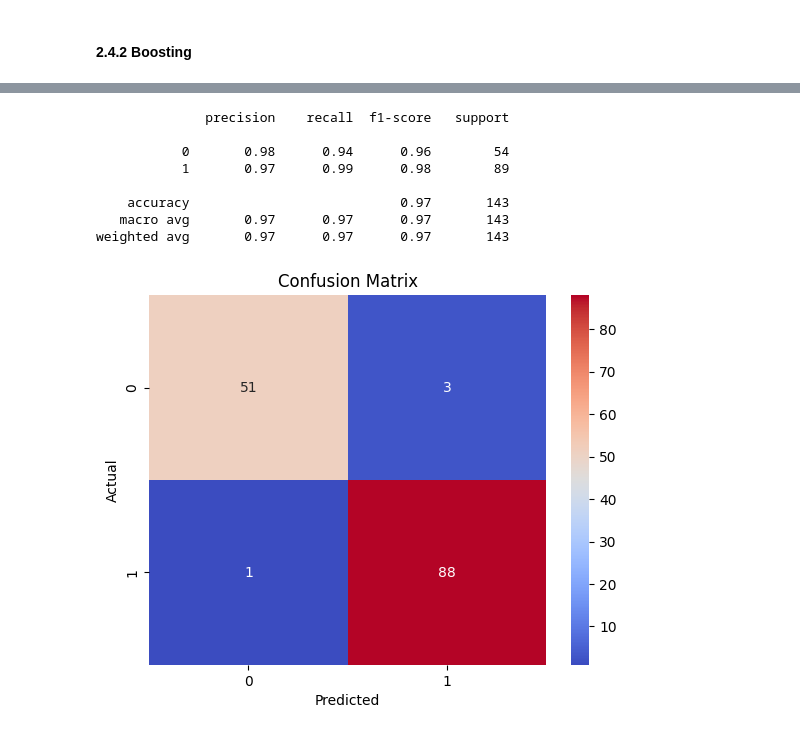
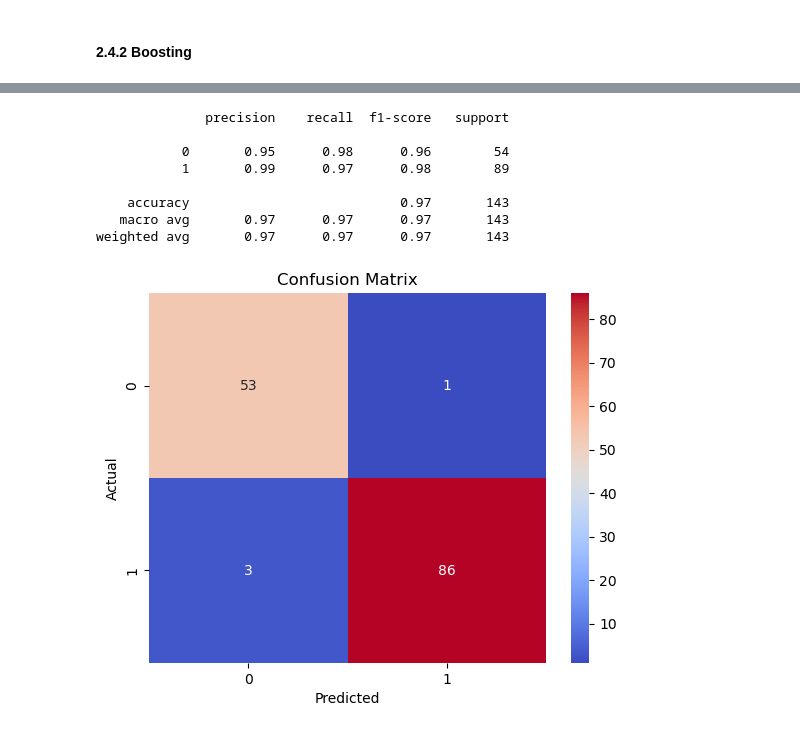
Before and after one commit to Mohammed-Abed-Alkareem/ML-Algorithms-Evaluation, a Jupyter notebook: AssignmentFiles/assignment.ipynb, the cells around one changed output, grey strips where cells are left out. Cells and saved outputs as stored; diff of their text form; code cells hidden in the pictures.

```diff
--- a/AssignmentFiles/assignment.ipynb
+++ b/AssignmentFiles/assignment.ipynb
@@ -662,31 +662,31 @@ grid_search.best_params_
 # %%
 # Train with the best parameters
-ada = AdaBoostClassifier(learning_rate =  1.5, n_estimators = 1300)
+ada = AdaBoostClassifier(learning_rate =  1.5, n_estimators = 1100)
 ada.fit(X_train, y_train)
 
 # Test on the test set
-y_pred = rf.predict(X_test)
+y_pred = ada.predict(X_test)
 
 # Get full report
 print(classification_report(y_test, y_pred))
 
 # Confusion matrix plot
 cm = confusion_matrix(y_test, y_pred)
 sns.heatmap(cm, annot=True, fmt='d', cmap='coolwarm')
 plt.xlabel('Predicted')
 plt.ylabel('Actual')
 plt.title('Confusion Matrix')
 plt.show()
 # %% [output]
               precision    recall  f1-score   support
 
-           0       0.98      0.94      0.96        54
-           1       0.97      0.99      0.98        89
+           0       0.95      0.98      0.96        54
+           1       0.99      0.97      0.98        89
 
     accuracy                           0.97       143
    macro avg       0.97      0.97      0.97       143
 weighted avg       0.97      0.97      0.97       143
-[figure, old version]
+[figure, new version]
 # %%
 
 
```
Also changed, not shown: parts of 14 cells of this notebook.
